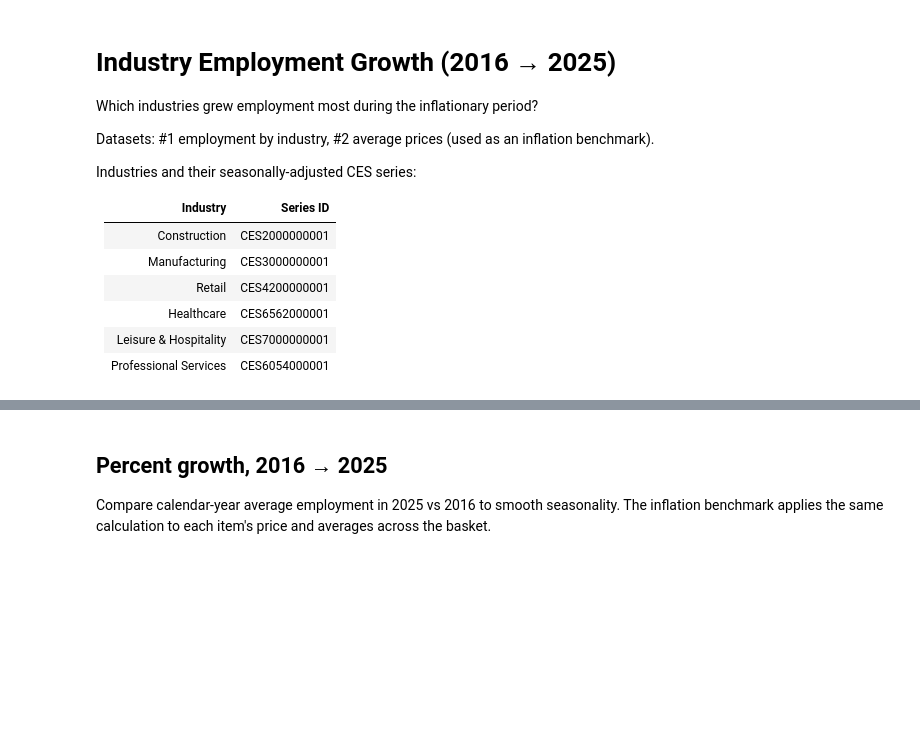
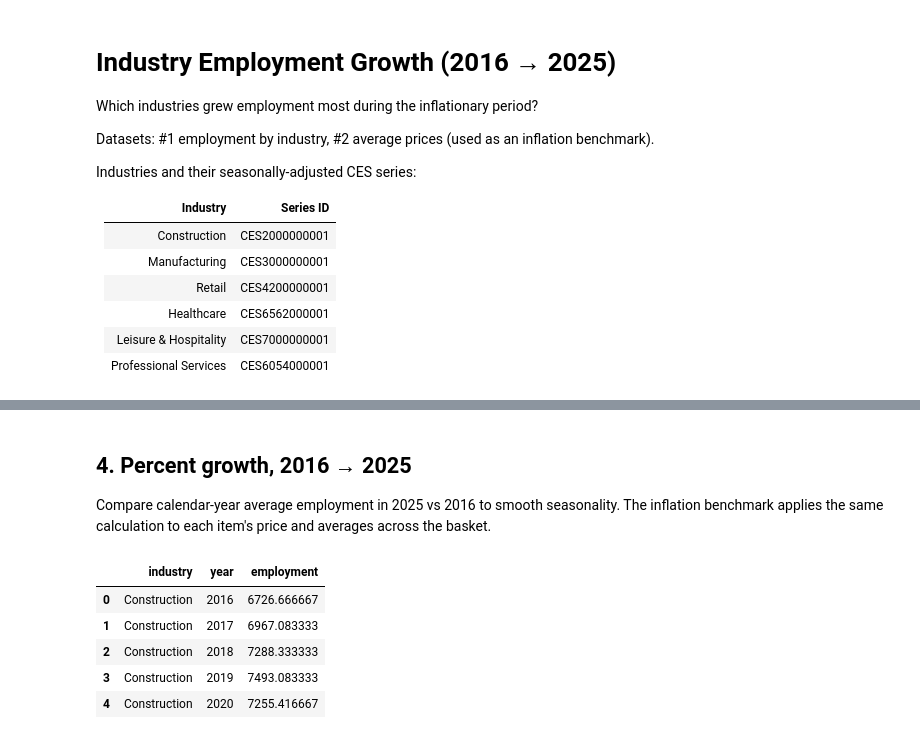
Before and after one commit to Raymay3/Inflation-Project, a Jupyter notebook: industry_growth.ipynb, the cells around one changed output, grey strips where cells are left out. Cells and saved outputs as stored; diff of their text form; code cells hidden in the pictures; blank space fills up the shorter version.

```diff
--- a/industry_growth.ipynb
+++ b/industry_growth.ipynb
@@ -92,4 +176,15 @@ ind.groupby('industry')['employment'].agg(['min', 'max'])
 # %% [markdown]
-## Percent growth, 2016 → 2025
+## 4. Percent growth, 2016 → 2025
 
 Compare calendar-year average employment in 2025 vs 2016 to smooth seasonality. The inflation benchmark applies the same calculation to each item's price and averages across the basket.
+# %%
+# average employment per industry per year
+annual = ind.groupby(['industry', 'year'])['employment'].mean().reset_index()
+annual.head()
+# %% [output]
+|  | industry | year | employment |
+| 0 | Construction | 2016 | 6726.666667 |
+| 1 | Construction | 2017 | 6967.083333 |
+| 2 | Construction | 2018 | 7288.333333 |
+| 3 | Construction | 2019 | 7493.083333 |
+| 4 | Construction | 2020 | 7255.416667 |
```
Also changed, not shown: parts of 23 cells of this notebook.
